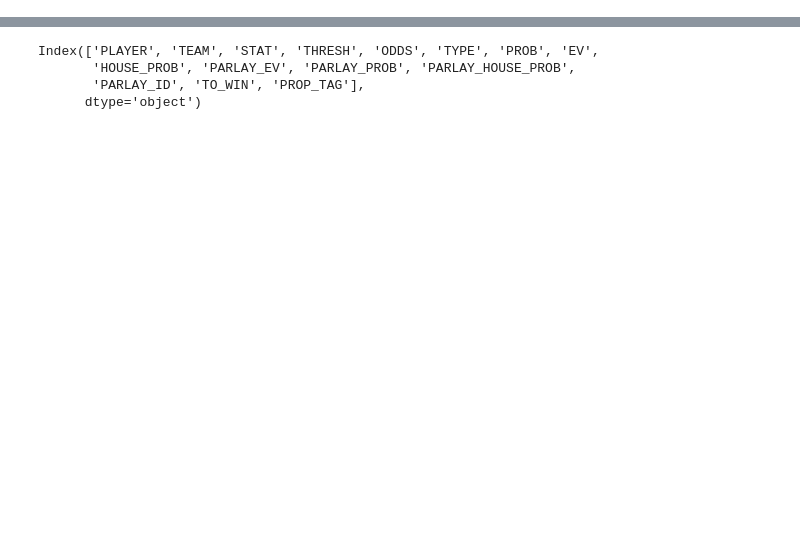
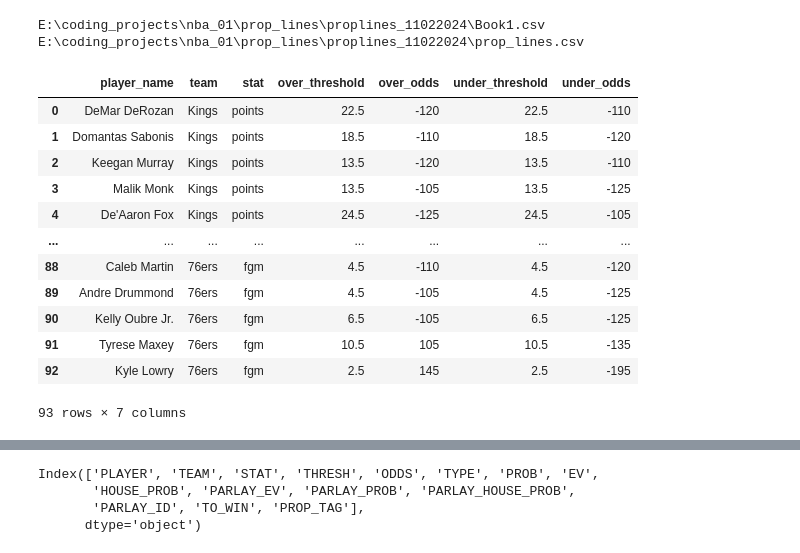
Before and after one commit to rustam-sa/nba_01, a Jupyter notebook: parlay_creation_main.ipynb, the cells around one changed output, grey strips where cells are left out. Cells and saved outputs as stored; diff of their text form; code cells hidden in the pictures; blank space fills up the shorter version.

Commit message:
Add directory processing for multiple csv inputs

```diff
--- a/parlay_creation_main.ipynb
+++ b/parlay_creation_main.ipynb
@@ -1,5 +1,5 @@
 # %%
-
+import os
 import itertools
 import random
 import pandas as pd
@@ -44,7 +44,7 @@ class Prop:
         "HOUSE_PROB": self.house_prob
         }
 
-    def get_prop_probability(self, last_n_games=25):
+    def get_prop_probability(self, last_n_games=3):
         player_id = dm.get_player_id(self.name)
         data = dm.get_and_save_player_data(player_id, self.name).sort_values(by='date', ascending=False).head(last_n_games).copy()
         # print(data.head())
@@ -78,9 +78,9 @@ def extract_raw_data(file_path): # .csv
     return list_of_raw_input
 
 
-def load_available_props():
+def load_available_props(file_path):
 
-    raw_input = extract_raw_data("prop_lines/prop_lines.csv")
+    raw_input = extract_raw_data(file_path)
     stat_names = {
              'PointsSGP': "points",
             'AssistsSGP': "assists",
@@ -133,6 +133,21 @@ def load_available_props():
     df['under_odds'] = df['under_odds'].astype(int)
 
     return df
+
+
+def process_all_csv_files_in_directory(directory):
+    combined_records = []
+
+    for filename in os.listdir(directory):
+        if filename.endswith(".csv"):
+            file_path = os.path.join(directory, filename)
+            print(file_path)
+            df = load_available_props(file_path)
+            combined_records.append(df)
+
+    # Combine all dataframes into one if desired
+    final_df = pd.concat(combined_records, ignore_index=True)
+    return final_df
 
 
 def get_analyzed_props(available_props):
@@ -489,7 +504,7 @@ def select_optimal_parlays(prop_df, max_permeation_rate, player_permeation_rate,
 
 
 def get_selected_parlays(n_props, max_prop_permeation_rate, max_player_permeation_rate, min_props_in_parlay, max_props_in_parlay, filter_players):
-    available_props = load_available_props()
+    available_props = process_all_csv_files_in_directory(r"E:\coding_projects\nba_01\prop_lines\proplines_11022024")
     analyzed_props = get_analyzed_props(available_props)
     selected_props = dm.filter_props(analyzed_props, filter_players, n_props).reset_index(drop=True)
     selected_parlays = select_optimal_parlays(selected_props, max_prop_permeation_rate, max_player_permeation_rate, min_props_in_parlay, max_props_in_parlay)
@@ -538,5 +553,26 @@ def create_pivot_table_for_tracking(df):
     # Reset index to move PROP_TAG and THRESH to columns
     pivot_df = pivot_df.reset_index()
     return pivot_df
+# %%
+df =  process_all_csv_files_in_directory(r"E:\coding_projects\nba_01\prop_lines\proplines_11022024")
+# %% [output]
+E:\coding_projects\nba_01\prop_lines\proplines_11022024\Book1.csv
+E:\coding_projects\nba_01\prop_lines\proplines_11022024\prop_lines.csv
+# %%
+display(df)
+# %% [output]
+|  | player_name | team | stat | over_threshold | over_odds | under_threshold | under_odds |
+| 0 | DeMar DeRozan | Kings | points | 22.5 | -120 | 22.5 | -110 |
+| 1 | Domantas Sabonis | Kings | points | 18.5 | -110 | 18.5 | -120 |
+| 2 | Keegan Murray | Kings | points | 13.5 | -120 | 13.5 | -110 |
+| 3 | Malik Monk | Kings | points | 13.5 | -105 | 13.5 | -125 |
+| 4 | De'Aaron Fox | Kings | points | 24.5 | -125 | 24.5 | -105 |
+| ... | ... | ... | ... | ... | ... | ... | ... |
+| 88 | Caleb Martin | 76ers | fgm | 4.5 | -110 | 4.5 | -120 |
+| 89 | Andre Drummond | 76ers | fgm | 4.5 | -105 | 4.5 | -125 |
+| 90 | Kelly Oubre Jr. | 76ers | fgm | 6.5 | -105 | 6.5 | -125 |
+| 91 | Tyrese Maxey | 76ers | fgm | 10.5 | 105 | 10.5 | -135 |
+| 92 | Kyle Lowry | 76ers | fgm | 2.5 | 145 | 2.5 | -195 |
+93 rows × 7 columns
 # %%
 filter_players = []
```
Also changed, not shown: parts of 4 cells of this notebook, 49 other files.
